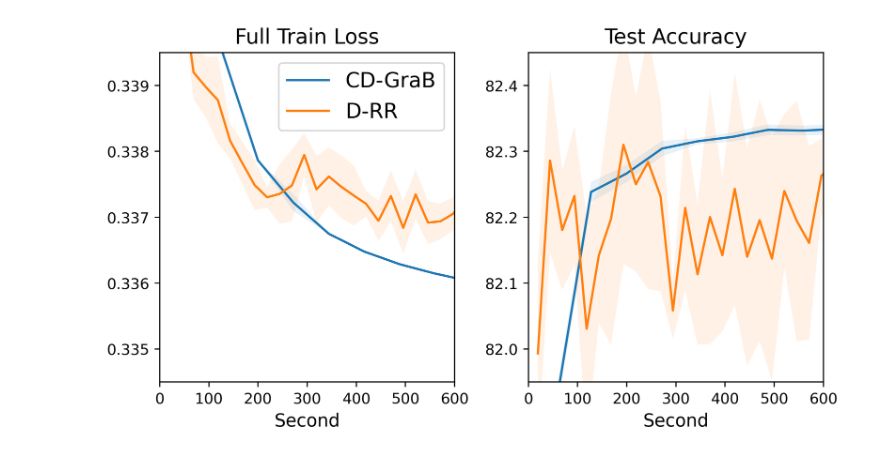
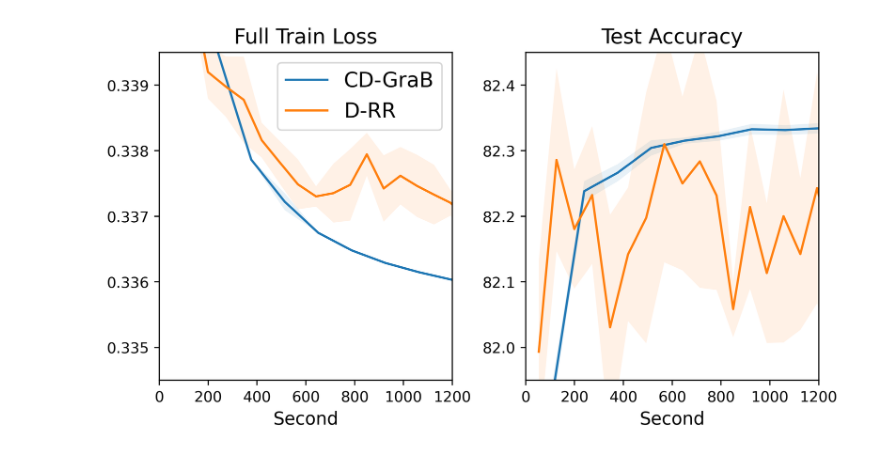
Before and after one commit to GarlGuo/CD-GraB, a Jupyter notebook: notebooks/LR-HMDA/LR-HMDA.ipynb, the cells around one changed output. Drawn from its saved outputs; the diff is of its cells as text; code cells hidden in the pictures.

```diff
--- a/notebooks/LR-HMDA/LR-HMDA.ipynb
+++ b/notebooks/LR-HMDA/LR-HMDA.ipynb
@@ -100,8 +100,8 @@ def plot_time(ax, s, label, train_test, loss_acc, downsample=False):
     for time_arr in times[s]:
         one_time = []
         for e in range(1, 51):
-            one_time.append(sum(time_arr[f'epoch-{e}']))
-        one_time = torch.tensor(one_time) / 1000
+            one_time.append(sum(time_arr['time'][f'epoch-{e}']))
+        one_time = torch.tensor(one_time)
         time_res.append(torch.cumsum(one_time, dim=0))
     time_res = torch.vstack(time_res).numpy()
     time_res = time_res.mean(axis=0)
@@ -115,24 +115,24 @@ def plot_time(ax, s, label, train_test, loss_acc, downsample=False):
 # %%
 fig, axes = plt.subplots(ncols=2, figsize=(8, 4), dpi=400, gridspec_kw=dict(wspace=0.25), sharex=True)
 
 plot_time(axes[0], "CD-GraB", "CD-GraB", "train", 'loss', downsample=True)
 plot_time(axes[0], "D-RR", "D-RR", "train", 'loss', downsample=True)
 
 axes[0].legend(fontsize=14, loc='upper right')
 axes[0].set_title('Full Train Loss', fontsize=14)
 axes[0].set_xlabel('Second', fontsize=12)
-axes[0].set_xlim(0, 600)
+axes[0].set_xlim(0, 1200)
 axes[0].set_ylim(0.3345, 0.3395)
 
-plot_time(axes[1], "d-pb", "CD-GraB", "test", 'acc', downsample=True)
-plot_time(axes[1], "d-rr", "D-RR", "test", 'acc', downsample=True)
+plot_time(axes[1], "CD-GraB", "CD-GraB", "test", 'acc', downsample=True)
+plot_time(axes[1], "D-RR", "D-RR", "test", 'acc', downsample=True)
 
 axes[1].set_title('Test Accuracy', fontsize=14)
 axes[1].set_xlabel('Second', fontsize=12)
-axes[1].set_xlim(0, 600)
+axes[1].set_xlim(0, 1200)
 axes[1].set_ylim(81.95, 82.45)
 
 fig.tight_layout()
 fig.savefig(f'..{os.sep}..{os.sep}graph{os.sep}HMDA-second.png')
 # %% [output]
-[figure, old version]
+[figure, new version]
```
Also changed, not shown: parts of 1 cell of this notebook.
